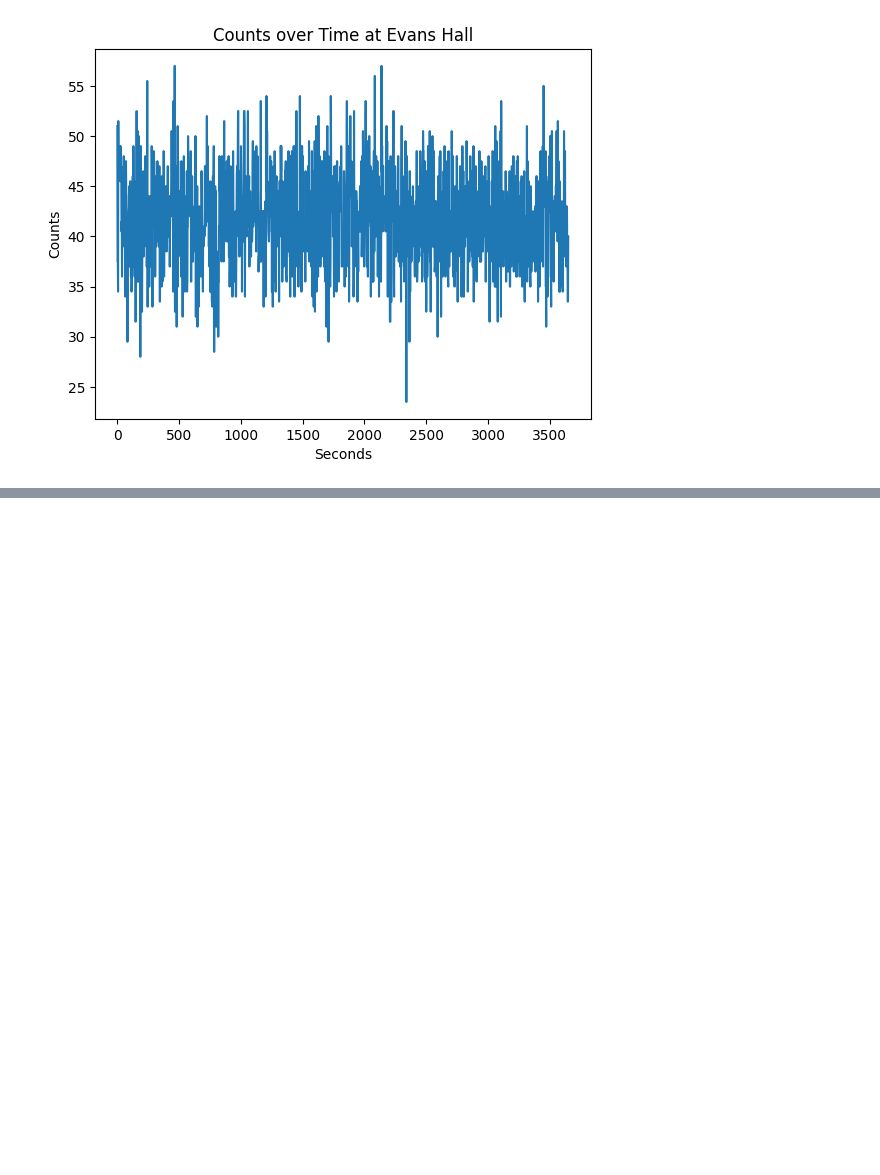
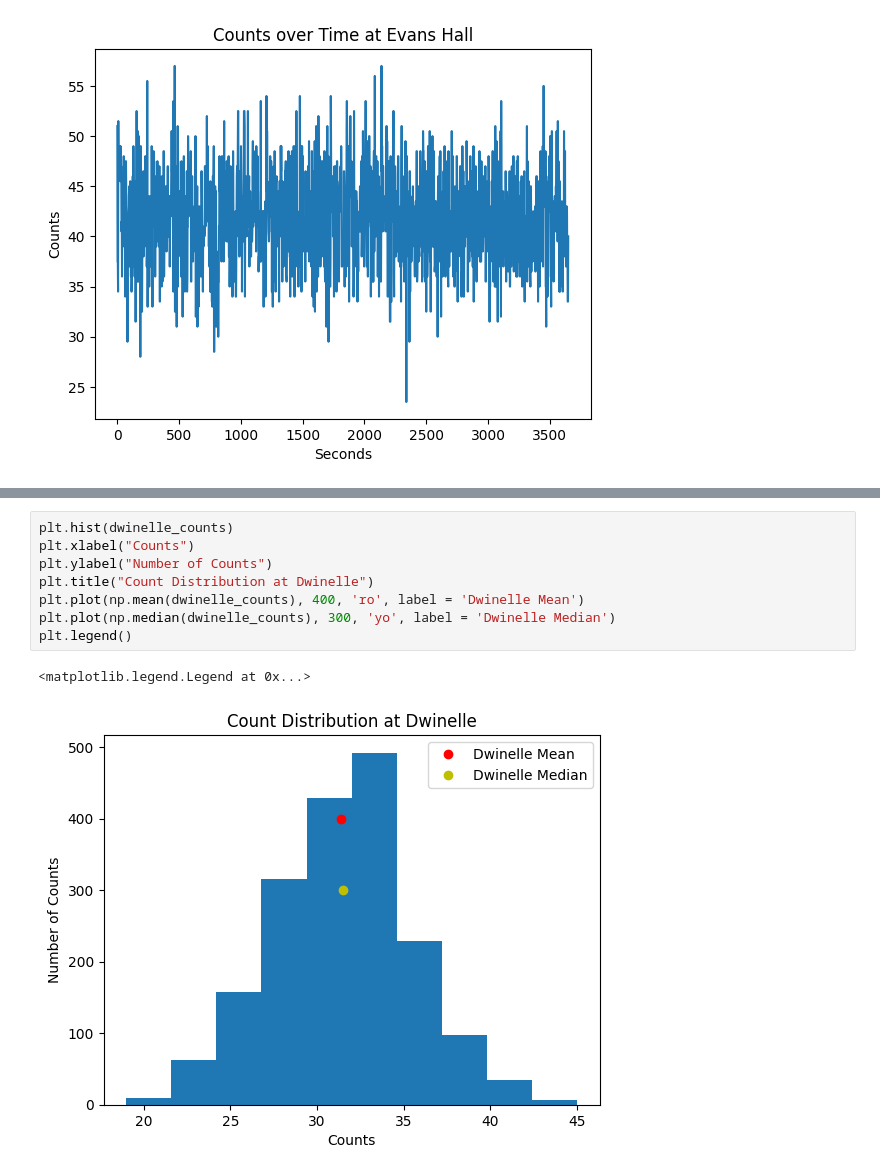
Before and after one commit to Gish-Sky/E11_LabWork, a Jupyter notebook: final_project.ipynb, the cells around one changed output, grey strips where cells are left out. Saved outputs shown, nothing was run; the diff lists cells and outputs as text; blank space fills up the shorter version.

```diff
--- a/final_project.ipynb
+++ b/final_project.ipynb
@@ -91,0 +109,11 @@ Text(0.5, 1.0, 'Counts over Time at Evans Hall')
+# %%
+plt.hist(dwinelle_counts)
+plt.xlabel("Counts")
+plt.ylabel("Number of Counts")
+plt.title("Count Distribution at Dwinelle")
+plt.plot(np.mean(dwinelle_counts), 400, 'ro', label = 'Dwinelle Mean')
+plt.plot(np.median(dwinelle_counts), 300, 'yo', label = 'Dwinelle Median')
+plt.legend()
+# %% [output]
+<matplotlib.legend.Legend at 0x...>
+[figure, added]
```
Also changed, not shown: parts of 13 cells of this notebook.
